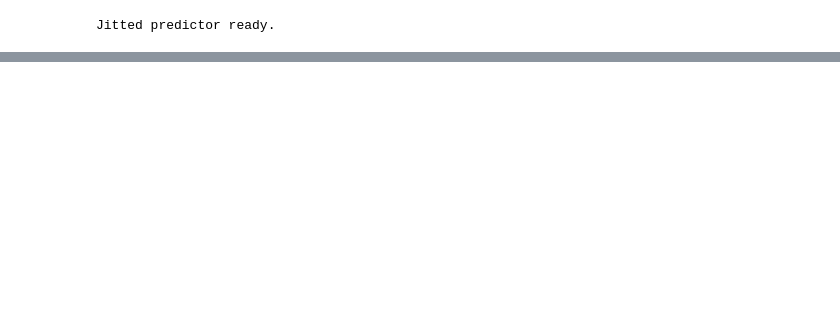
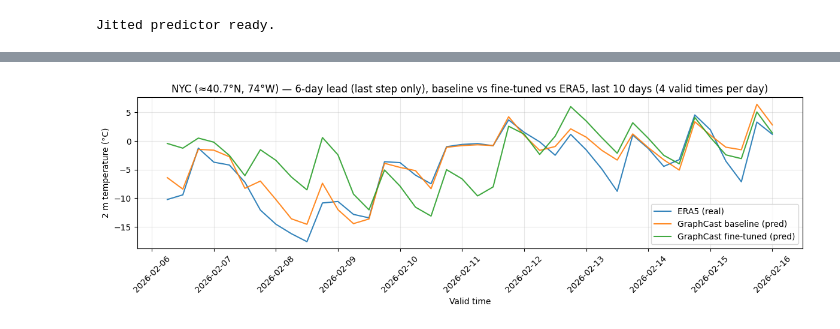
Before and after one commit to Reminguch/Weather_Global, a Jupyter notebook: scripts/demo.ipynb, the cells around one changed output, grey strips where cells are left out. Cells and saved outputs as stored; diff of their text form; code cells hidden in the pictures; blank space fills up the shorter version.

```diff
--- a/scripts/demo.ipynb
+++ b/scripts/demo.ipynb
@@ -374,0 +445,16 @@ plt.show()
+# %%
+# Fine-tuned checkpoint (same CheckPoint format as pretrained)
+FINETUNED_CKPT = ROOT / "artifacts/checkpoints/graphcast_finetune_1y/a100_eval4/ckpt_step200.npz"
+if not FINETUNED_CKPT.exists():
+    raise FileNotFoundError(f"Fine-tuned checkpoint not found: {FINETUNED_CKPT}")
+
+with open(FINETUNED_CKPT, "rb") as f:
+    ckpt_finetuned = checkpoint.load(f, graphcast.CheckPoint)
+params_finetuned = ckpt_finetuned.params
+state_finetuned = {}
+
+def with_params_finetuned(fn):
+    return functools.partial(fn, params=params_finetuned, state=state_finetuned)
+
+run_forward_jitted_finetuned = drop_state(with_params_finetuned(jax.jit(with_configs(run_forward.apply))))
+print("Fine-tuned predictor ready:", ckpt_finetuned.description[:60], "...")
@@ -374,0 +502,75 @@ plt.show()
+# %%
+# NYC: 6-day lead (last step only) — baseline vs fine-tuned vs ERA5
+# For each valid time we run one 24-step (6-day) forecast from IC 6 days before; use only step 24.
+LAT_NYC, LON_NYC = 40.7, 360 - 74
+n_days = 10
+n_steps_per_day = 4
+n_input_steps = 2
+n_forecast_steps = 24  # 6 days
+n_target_times = n_days * n_steps_per_day  # 40
+n_extra_steps = 14  # buffer so first IC is inside segment (reduces boundary effect on early times)
+n_total_steps = 26 + n_target_times + n_extra_steps  # 80 for 10 days
+ds_nyc = open_graphcast_era5(dataset_dir, time_slice=slice(-n_total_steps, None))
+ds_nyc = ds_nyc.compute()
+n_steps = ds_nyc.sizes["time"]
+if n_steps < 26 + n_target_times:
+    n_target_times = n_steps - 26
+    n_days = n_target_times // n_steps_per_day
+if n_target_times <= 0:
+    raise ValueError(f"Dataset has only {n_steps} steps; need at least 26 + 4 for one day.")
+if np.issubdtype(ds_nyc["time"].dtype, np.integer) or ds_nyc["time"].dtype.kind in "iu":
+    times_nyc = pd.to_datetime(ds_nyc["time"].values, unit="h", origin="1959-01-01")
+    ds_nyc = ds_nyc.assign_coords(time=("time", times_nyc))
+if "batch" in ds_nyc.dims:
+    dt_nyc = xarray.DataArray(ds_nyc["time"].values, dims=["time"]).expand_dims(batch=ds_nyc.sizes["batch"])
+    ds_nyc = ds_nyc.assign_coords(datetime=dt_nyc)
+else:
+    ds_nyc = ds_nyc.assign_coords(datetime=("time", ds_nyc["time"].values))
+
+lat_idx_nyc = int(np.argmin(np.abs(ds_nyc["lat"].values - LAT_NYC)))
+lon_idx_nyc = int(np.argmin(np.abs(ds_nyc["lon"].values - LON_NYC)))
+
+all_times_nyc = []
+pred_baseline_nyc = []
+pred_finetuned_nyc = []
+real_nyc = []
+start_target_idx = n_steps - n_target_times
+for target_idx in range(start_target_idx, n_steps):
+    window = ds_nyc.isel(time=slice(target_idx - 25, target_idx + 1))
+    in_i, tgt_i, forc_i = data_utils.extract_inputs_targets_forcings(
+        window, target_lead_times=slice("6h", "144h"), **dataclasses.asdict(task_config)
+    )
+    for name in getattr(graphcast_module, "STATIC_VARS", ("geopotential_at_surface", "land_sea_mask")):
+        if name in in_i and "time" in in_i[name].dims:
+            in_i = in_i.assign({name: in_i[name].isel(time=0, drop=True)})
+    pred_baseline_i = rollout.chunked_prediction(
+        run_forward_jitted, rng=jax.random.PRNGKey(target_idx),
+        inputs=in_i, targets_template=tgt_i * np.nan, forcings=forc_i,
+    )
+    pred_ft_i = rollout.chunked_prediction(
+        run_forward_jitted_finetuned, rng=jax.random.PRNGKey(target_idx + 1000),
+        inputs=in_i, targets_template=tgt_i * np.nan, forcings=forc_i,
+    )
+    all_times_nyc.append(ds_nyc["time"].values[target_idx])
+    pred_baseline_nyc.append(float(pred_baseline_i["2m_temperature"].isel(time=-1, batch=0, lat=lat_idx_nyc, lon=lon_idx_nyc).values))
+    pred_finetuned_nyc.append(float(pred_ft_i["2m_temperature"].isel(time=-1, batch=0, lat=lat_idx_nyc, lon=lon_idx_nyc).values))
+    real_nyc.append(float(ds_nyc["2m_temperature"].isel(time=target_idx, batch=0, lat=lat_idx_nyc, lon=lon_idx_nyc).values))
+
+pred_baseline_nyc = np.array(pred_baseline_nyc) - 273.15
+pred_finetuned_nyc = np.array(pred_finetuned_nyc) - 273.15
+real_nyc = np.array(real_nyc) - 273.15
+
+fig, ax = plt.subplots(figsize=(12, 4))
+ax.plot(all_times_nyc, real_nyc, label="ERA5 (real)", color="C0", alpha=0.9)
+ax.plot(all_times_nyc, pred_baseline_nyc, label="GraphCast baseline (pred)", color="C1", alpha=0.9)
+ax.plot(all_times_nyc, pred_finetuned_nyc, label="GraphCast fine-tuned (pred)", color="C2", alpha=0.9)
+ax.set_ylabel("2 m temperature (°C)")
+ax.set_xlabel("Valid time")
+ax.set_title(f"NYC (≈40.7°N, 74°W) — 6-day lead (last step only), baseline vs fine-tuned vs ERA5, last {n_days} days (4 valid times per day)")
+ax.legend(loc="best")
+ax.grid(True, alpha=0.3)
+plt.xticks(rotation=45)
+plt.tight_layout()
+plt.show()
+# %% [output]
+[figure, added]
```
Also changed, not shown: parts of 13 cells of this notebook, 7 other files.
